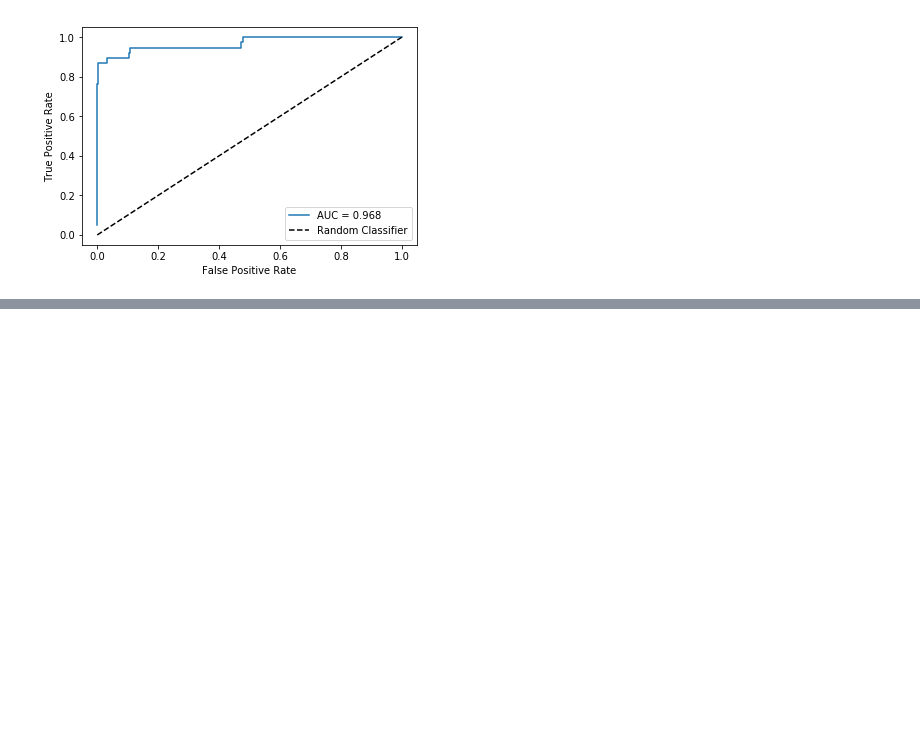
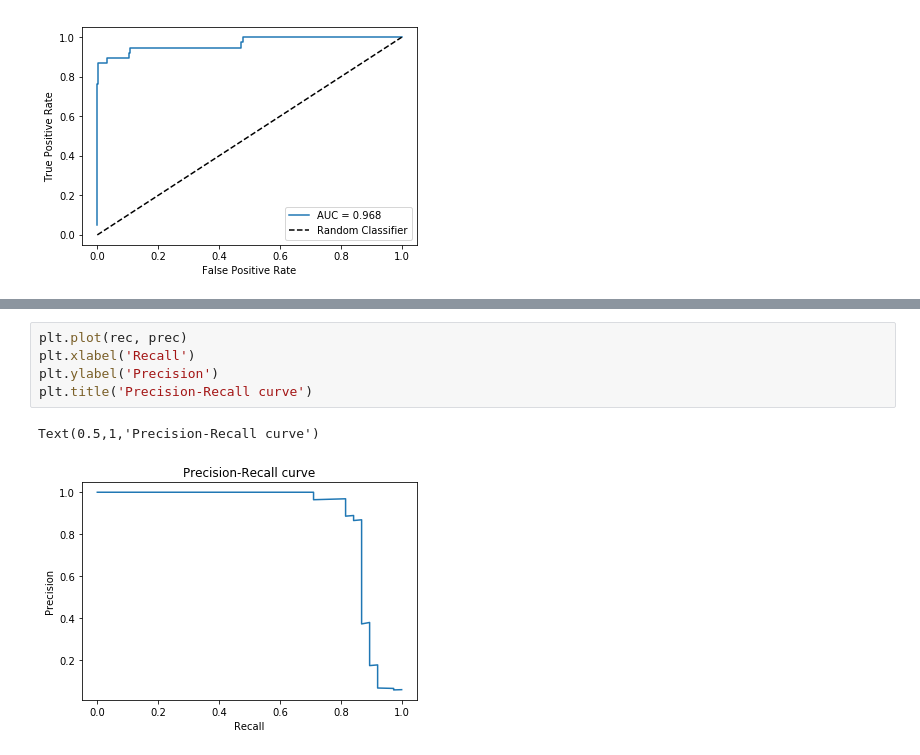
Before and after one commit to Tonicrespit/MADM-2017, a Jupyter notebook: 6 - Evaluación/3 - Evaluación - Detección de fraude.ipynb, the cells around one changed output, grey strips where cells are left out. Saved outputs shown, nothing was run; the diff lists cells and outputs as text; blank space fills up the shorter version.

```diff
--- a/6 - Evaluación/3 - Evaluación - Detección de fraude.ipynb
+++ b/6 - Evaluación/3 - Evaluación - Detección de fraude.ipynb
@@ -200,0 +246,8 @@ df[["idObservación", "clase_predicha", "probabilidad_clase_1"]].to_csv('data/fr
+# %%
+plt.plot(rec, prec)
+plt.xlabel('Recall')
+plt.ylabel('Precision')
+plt.title('Precision-Recall curve')
+# %% [output]
+Text(0.5,1,'Precision-Recall curve')
+[figure, added]
```
Also changed, not shown: parts of 20 cells of this notebook, 4 other files.
